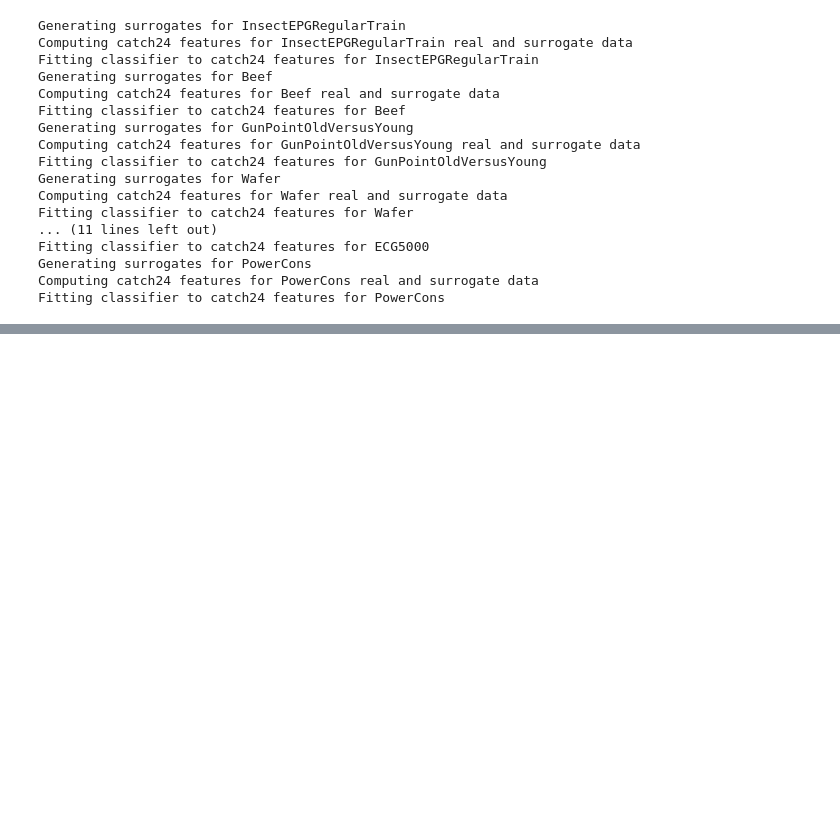
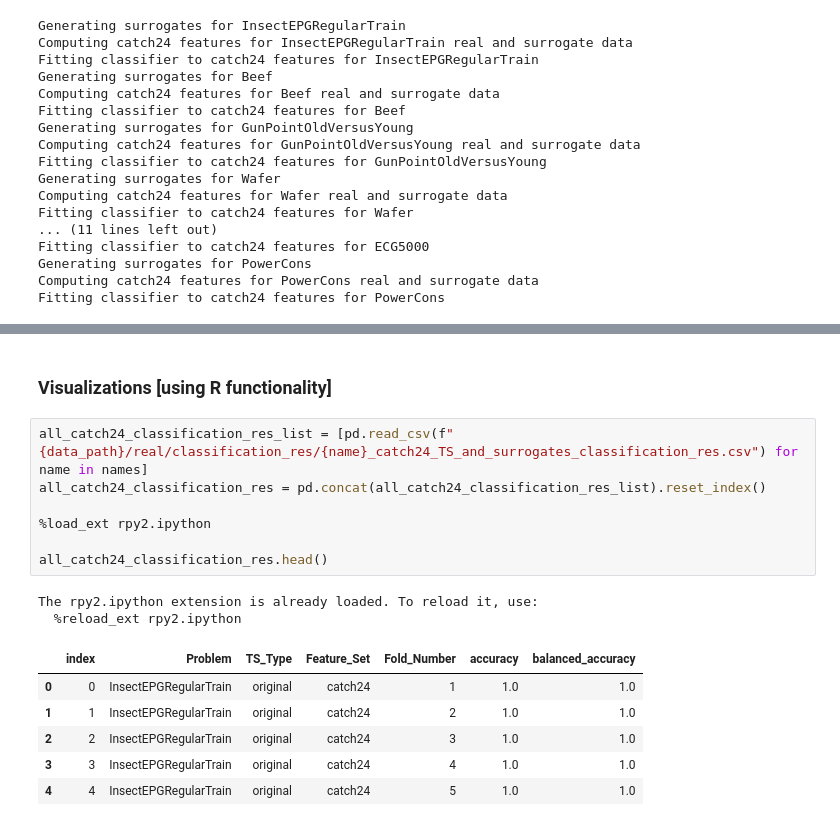
Before and after one commit to joshuabmoore/hackathon2025, a Jupyter notebook: Compare_real_vs_surrogate_catch24.ipynb, the cells around one changed output, grey strips where cells are left out. Cells and saved outputs as stored; diff of their text form; blank space fills up the shorter version.

```diff
--- a/Compare_real_vs_surrogate_catch24.ipynb
+++ b/Compare_real_vs_surrogate_catch24.ipynb
@@ -239,0 +249,18 @@ Fitting classifier to catch24 features for PowerCons
+# %% [markdown]
+### Visualizations [using R functionality]
+# %%
+all_catch24_classification_res_list = [pd.read_csv(f"{data_path}/real/classification_res/{name}_catch24_TS_and_surrogates_classification_res.csv") for name in names]
+all_catch24_classification_res = pd.concat(all_catch24_classification_res_list).reset_index()
+
+%load_ext rpy2.ipython
+
+all_catch24_classification_res.head()
+# %% [output]
+The rpy2.ipython extension is already loaded. To reload it, use:
+  %reload_ext rpy2.ipython
+|  | index | Problem | TS_Type | Feature_Set | Fold_Number | accuracy | balanced_accuracy |
+| 0 | 0 | InsectEPGRegularTrain | original | catch24 | 1 | 1.0 | 1.0 |
+| 1 | 1 | InsectEPGRegularTrain | original | catch24 | 2 | 1.0 | 1.0 |
+| 2 | 2 | InsectEPGRegularTrain | original | catch24 | 3 | 1.0 | 1.0 |
+| 3 | 3 | InsectEPGRegularTrain | original | catch24 | 4 | 1.0 | 1.0 |
+| 4 | 4 | InsectEPGRegularTrain | original | catch24 | 5 | 1.0 | 1.0 |
```
Also changed, not shown: parts of 4 cells of this notebook, 31 other files.
